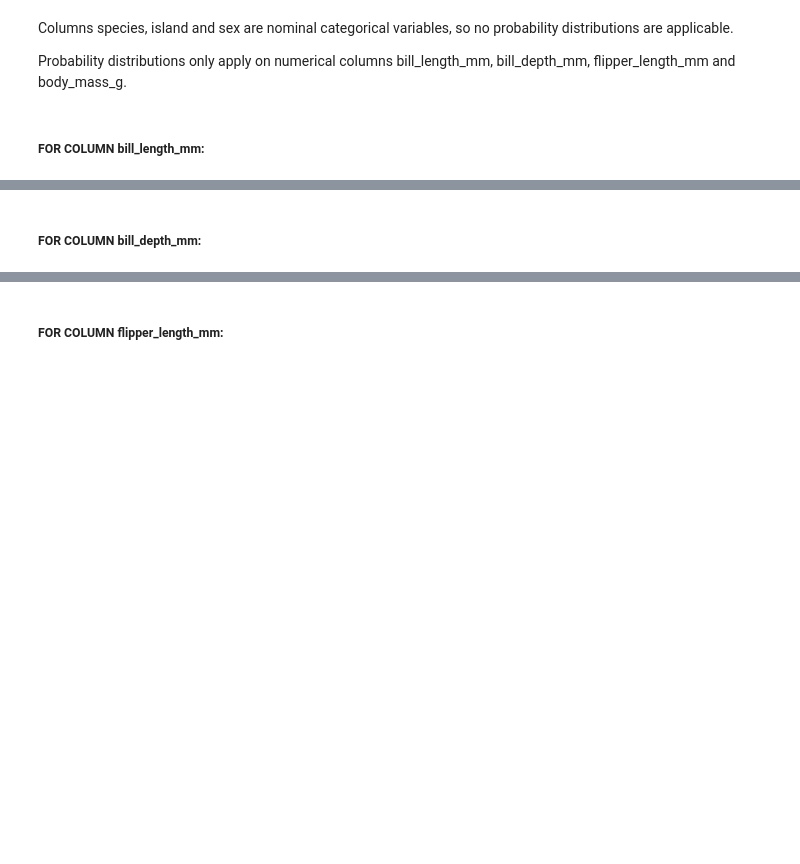
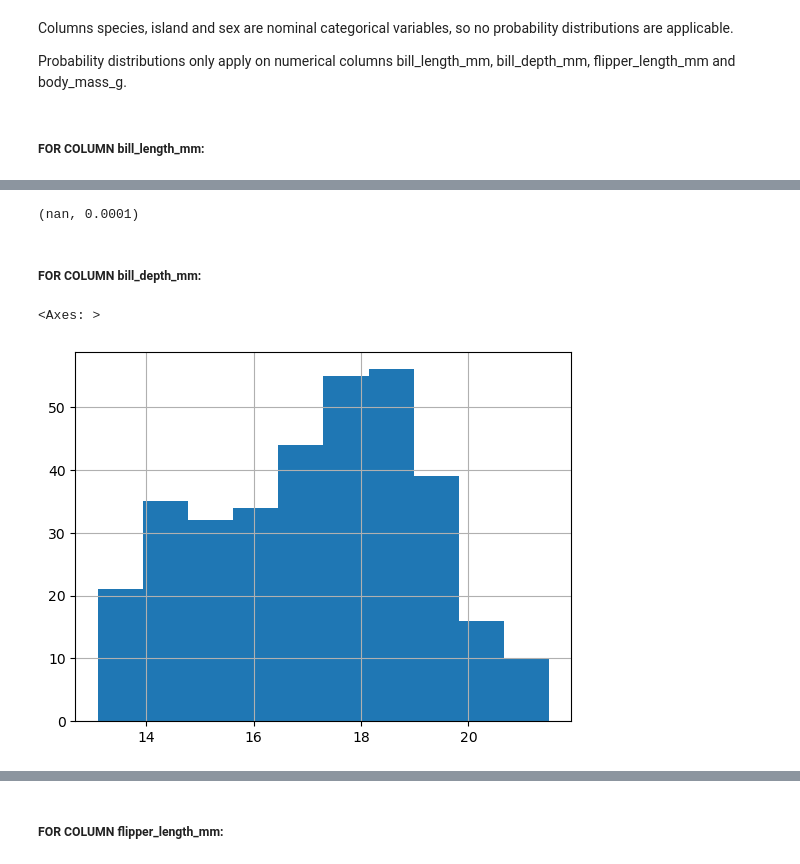
Before and after one commit to nurbujang/fundaw23, a Jupyter notebook: tasks.ipynb, the cells around one changed output, grey strips where cells are left out. Drawn from its saved outputs; the diff is of its cells as text; code cells hidden in the pictures; blank space fills up the shorter version.

```diff
--- a/tasks.ipynb
+++ b/tasks.ipynb
@@ -196,2 +240,21 @@ Probability distributions only apply on numerical columns bill_length_mm, bill_d
+# %%
+es = stats.goodness_of_fit(
+                        stats.norm, df['bill_length_mm'], # to see if the data follows a normal distribution
+                        known_params=known_params, # assuming the mean and std from the data
+                      statistic='ks' # ks=kolmogorov-smirnov, a test for goodness of fit
+                      )
+
+res.statistic, res.pvalue # statistic gives the actual value, pvalue gives the significance of the actual value
+
+# reject the null hypothesis usually at alpha = 0.05 (5%)
+
+# Output: bill_length_mm has a normal distribution
+# %% [output]
+(nan, 0.0001)
 # %% [markdown]
 ##### FOR COLUMN bill_depth_mm:
+# %%
+df['bill_depth_mm'].hist()
+# %% [output]
+<Axes: >
+[figure, added]
```
Also changed, not shown: parts of 14 cells of this notebook, 1 other file.
